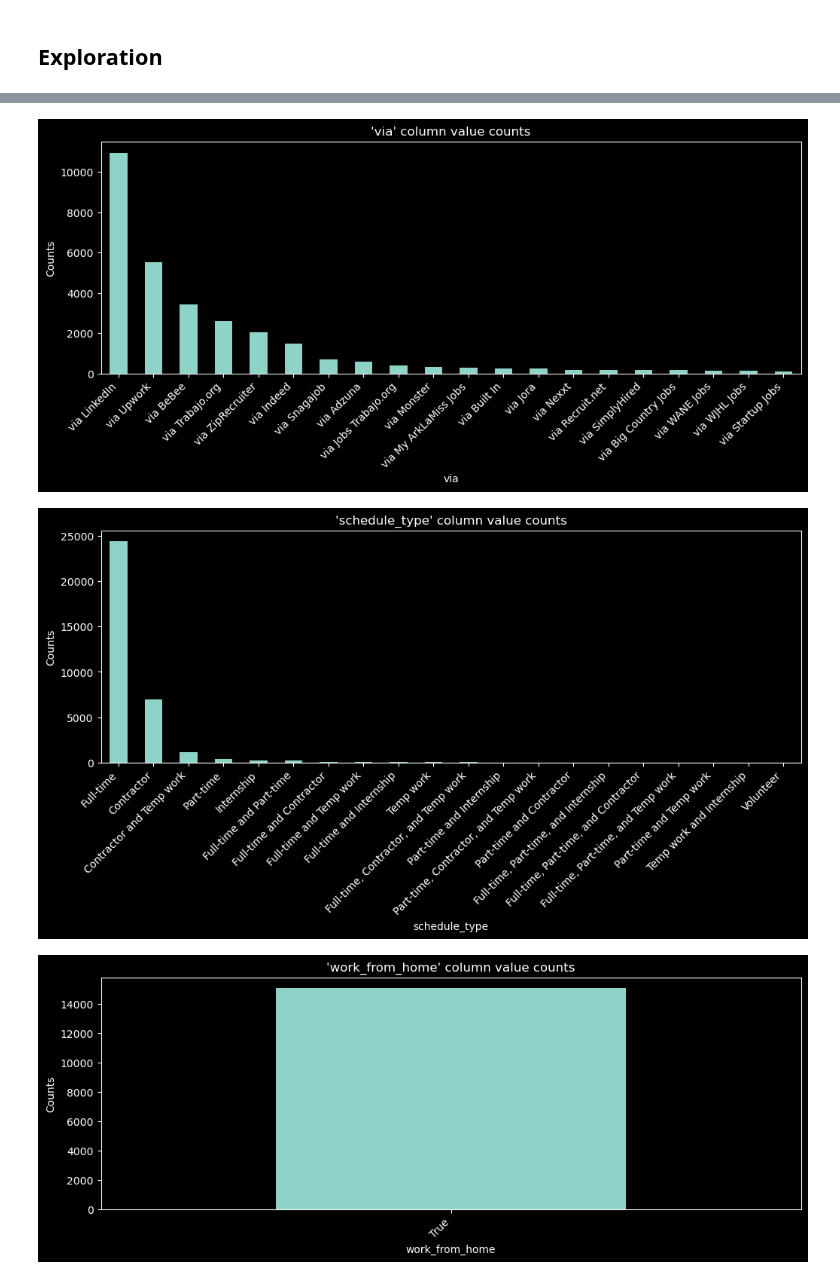
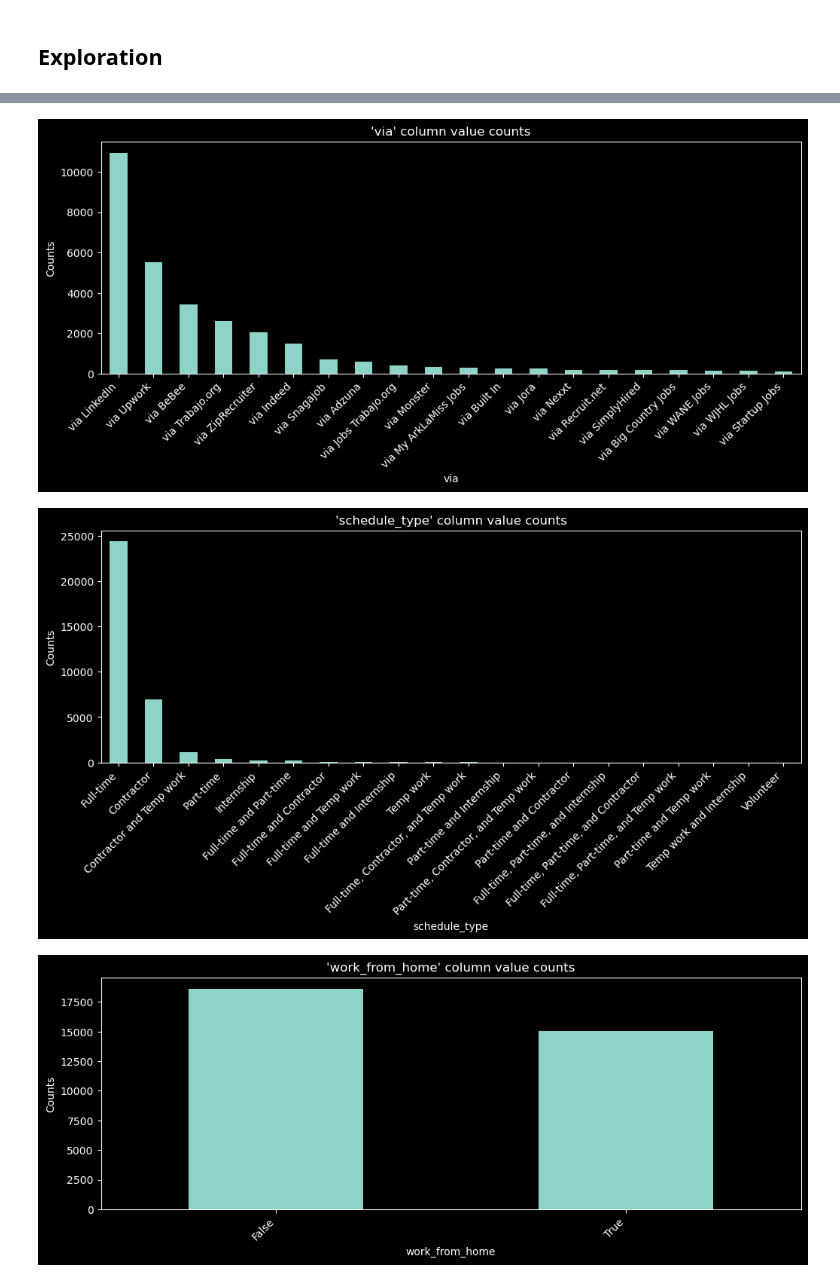
Before and after one commit to Decoding-Data-Jobs/data-jobs-project, a Jupyter notebook: schmitz_working/schmitz_draft.ipynb, the cells around one changed output, grey strips where cells are left out. Cells and saved outputs as stored; diff of their text form; code cells hidden in the pictures.

```diff
--- a/schmitz_working/schmitz_draft.ipynb
+++ b/schmitz_working/schmitz_draft.ipynb
@@ -730,7 +730,7 @@ keywords_analyst_tools = [
 ]
 
 keywords_cloud_tools = [
-'aws', 'azure', 'gcp', 'snowflake', 'redshift', 'bigquery', 'aurora','amazon','google','ec2','s3',
+'aws', 'azure', 'gcp', 'snowflake', 'redshift', 'bigquery', 'aurora','amazon','ec2','s3',
 ]
 
 # Not using
@@ -804,7 +819,7 @@ jobs_df_cleaned.to_csv('../support_files/working_docs/jobs_cleaned.csv', index=F
 # %%
 def eda_plot(column, topn=20):
     plt.figure(figsize=(12, 4))
-    jobs_df[column].value_counts().nlargest(topn).plot(kind="bar")
+    jobs_df_cleaned[column].value_counts().nlargest(topn).plot(kind="bar")
     plt.title(f"'{column}' column value counts")
     plt.ylabel("Counts")
     plt.xticks(rotation=45, ha="right")
@@ -814,7 +829,7 @@ def eda_plot(column, topn=20):
 columns = [
     "title",
     "company_name",
-    "location",
+    "location_cleaned",
     "via",
     "schedule_type",
     "work_from_home",
@@ -829,6 +844,6 @@ for column in columns:
 [figure]
 [figure]
-[figure, old version]
+[figure, new version]
 # %%
 def filtered_keywords(jobs_filtered, keywords, title="Keyword Analysis", head=20):
     # get keywords in a column
```
Also changed, not shown: parts of 10 cells of this notebook.
